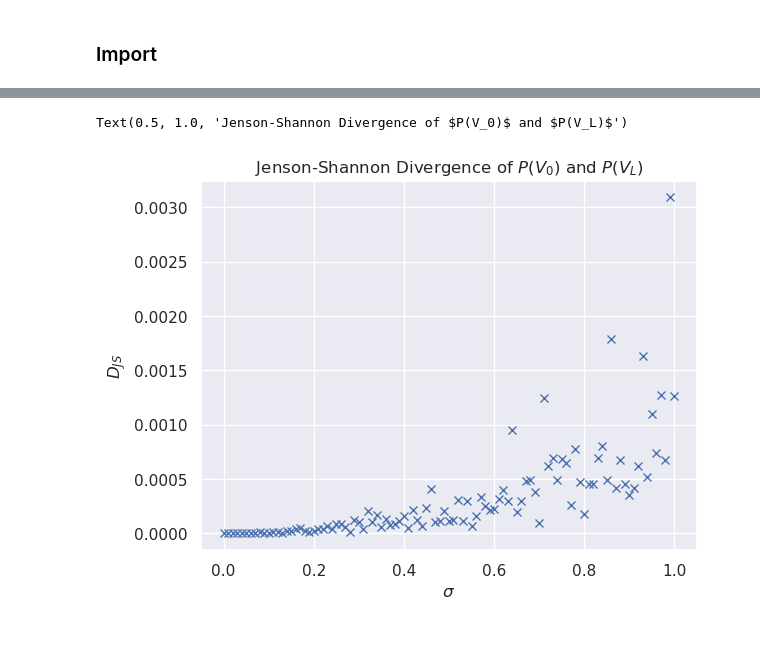
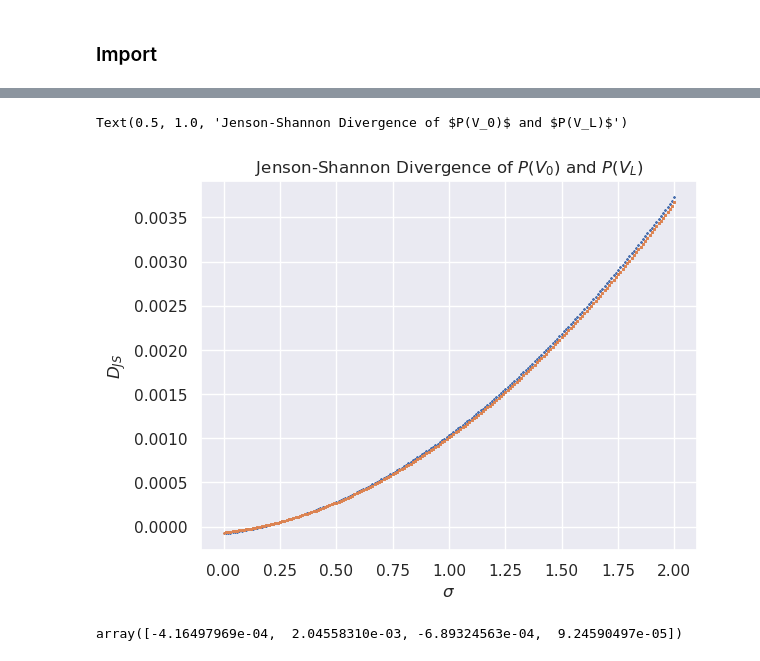
Before and after one commit to rootware/lattice_evolution, a Jupyter notebook: Python/Jitter.ipynb, the cells around one changed output, grey strips where cells are left out. Saved outputs shown, nothing was run; the diff lists cells and outputs as text; code cells hidden in the pictures.

```diff
--- a/Python/Jitter.ipynb
+++ b/Python/Jitter.ipynb
@@ -16,8 +16,25 @@ datafile = np.loadtxt("../test_jitter/jitter.txt");
-# %%
-plt.plot( datafile[:, 0], datafile[:,1], 'x')
-plt.ylabel( '$D_{JS}$')
-plt.xlabel('$\sigma$')
-plt.title("Jenson-Shannon Divergence of $P(V_0)$ and $P(V_L)$")
-# %% [output]
-Text(0.5, 1.0, 'Jenson-Shannon Divergence of $P(V_0)$ and $P(V_L)$')
-[figure, removed]
+# %%
+datafile_SP = np.loadtxt("../test_jitter_updated/jitter_SP.txt");
+datafile_MP = np.loadtxt("../test_jitter_updated/jitter_MP.txt");
+# %%
+x= datafile_SP[:,0]; y= datafile_SP[:,1]
+p =np.polyfit( x , y , 2 , rcond = None )
+
+#plt.plot( x , y, 'x')
+plt.plot( x, p[2]+ x*p[1]+x**2 *p[0],'x', markersize=1)
+
+x= datafile_MP[:,0]; y= datafile_MP[:,1]
+p =np.polyfit( x , y , 2 , rcond = None )
+
+#plt.plot( x , y, 'x')
+plt.plot( x, p[2]+ x*p[1]+x**2 *p[0], 'o', markersize=1)
+plt.ylabel( '$D_{JS}$')
+plt.xlabel('$\sigma$')
+plt.title("Jenson-Shannon Divergence of $P(V_0)$ and $P(V_L)$")
+# %% [output]
+Text(0.5, 1.0, 'Jenson-Shannon Divergence of $P(V_0)$ and $P(V_L)$')
+[figure, added]
+# %%
+p
+# %% [output]
+array([-4.16497969e-04,  2.04558310e-03, -6.89324563e-04,  9.24590497e-05])
```
Also changed, not shown: parts of 4 cells of this notebook, 20 other files.
